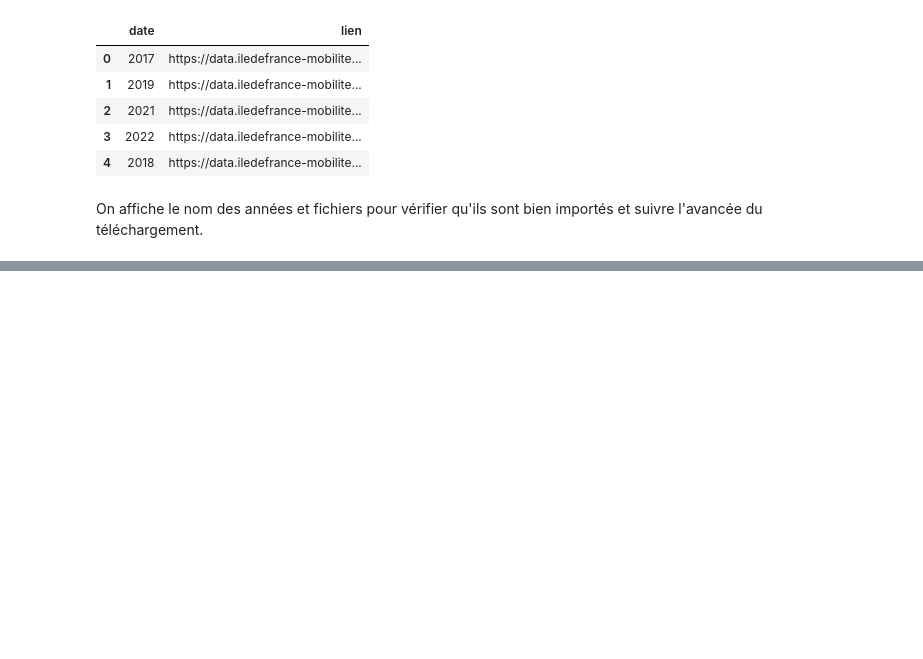
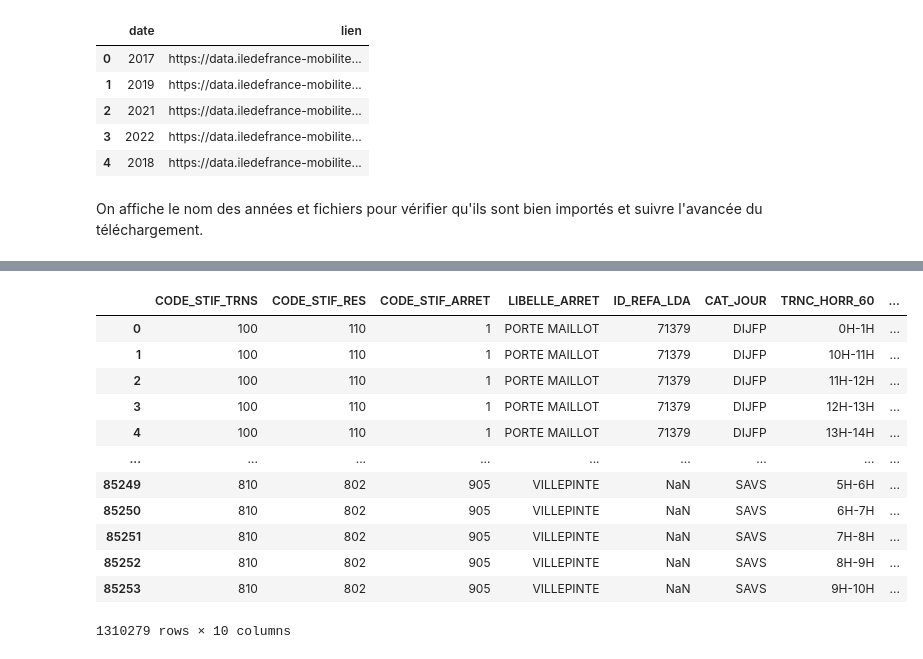
Before and after one commit to jlechat/Frequentation-des-stations-de-TC-en-Ile-de-France, a Jupyter notebook: 1- Importation des données/importation_des_données.ipynb, the cells around one changed output, grey strips where cells are left out. Cells and saved outputs as stored; diff of their text form; code cells hidden in the pictures; blank space fills up the shorter version.

```diff
--- a/1- Importation des données/importation_des_données.ipynb
+++ b/1- Importation des données/importation_des_données.ipynb
@@ -115,0 +183,16 @@ a revoir car pb du nom !
+# %%
+profils_annees
+# %% [output]
+|  | CODE_STIF_TRNS | CODE_STIF_RES | CODE_STIF_ARRET | LIBELLE_ARRET | ID_REFA_LDA | CAT_JOUR | TRNC_HORR_60 | ... |
+| 0 | 100 | 110 | 1 | PORTE MAILLOT | 71379 | DIJFP | 0H-1H | ... |
+| 1 | 100 | 110 | 1 | PORTE MAILLOT | 71379 | DIJFP | 10H-11H | ... |
+| 2 | 100 | 110 | 1 | PORTE MAILLOT | 71379 | DIJFP | 11H-12H | ... |
+| 3 | 100 | 110 | 1 | PORTE MAILLOT | 71379 | DIJFP | 12H-13H | ... |
+| 4 | 100 | 110 | 1 | PORTE MAILLOT | 71379 | DIJFP | 13H-14H | ... |
+| ... | ... | ... | ... | ... | ... | ... | ... | ... |
+| 85249 | 810 | 802 | 905 | VILLEPINTE | NaN | SAVS | 5H-6H | ... |
+| 85250 | 810 | 802 | 905 | VILLEPINTE | NaN | SAVS | 6H-7H | ... |
+| 85251 | 810 | 802 | 905 | VILLEPINTE | NaN | SAVS | 7H-8H | ... |
+| 85252 | 810 | 802 | 905 | VILLEPINTE | NaN | SAVS | 8H-9H | ... |
+| 85253 | 810 | 802 | 905 | VILLEPINTE | NaN | SAVS | 9H-10H | ... |
+1310279 rows × 10 columns
```
Also changed, not shown: parts of 9 cells of this notebook, 1 other file.
